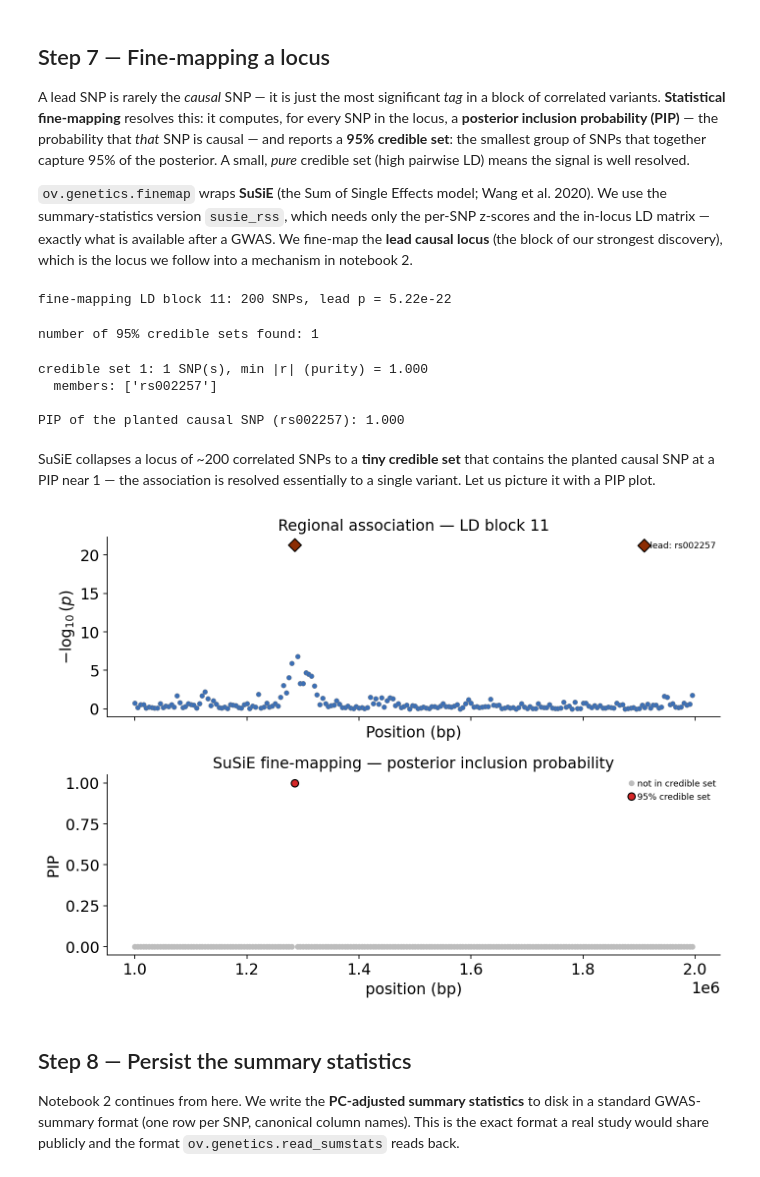
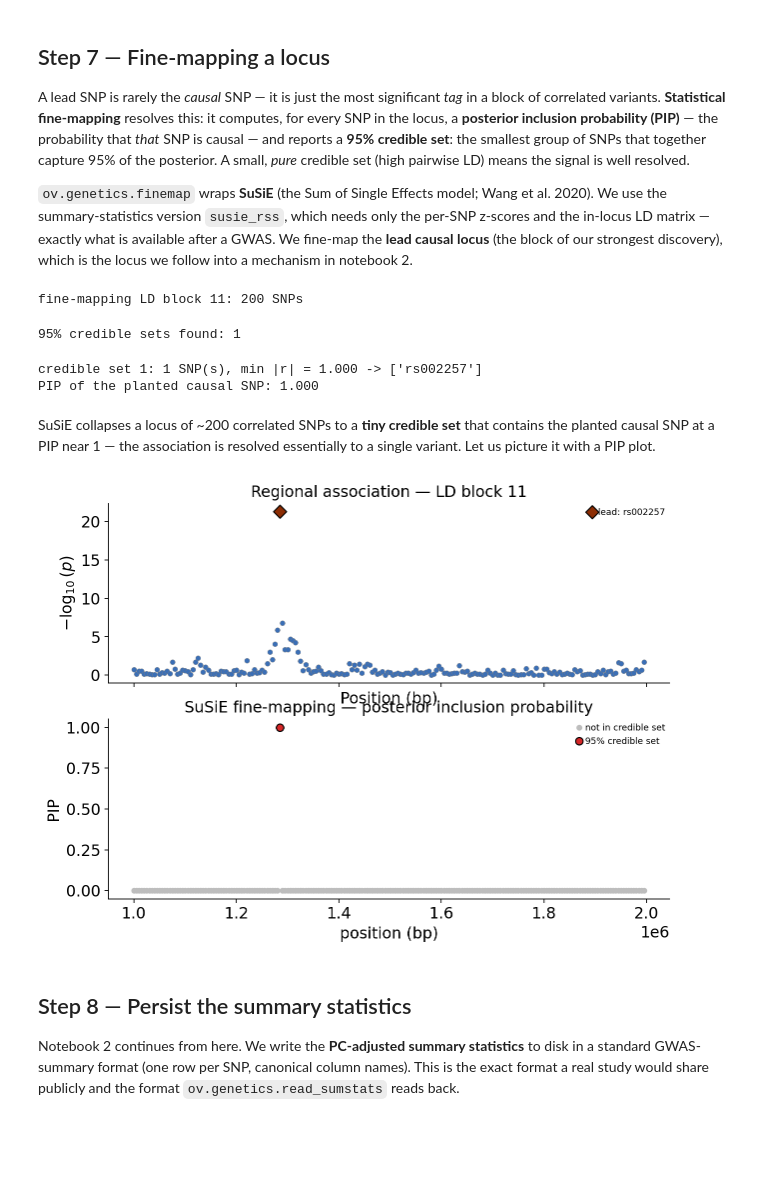
Before and after one commit to DBinary/omicverse-tutorials, a Jupyter notebook: docs/Tutorials-genetics/t_genetics_01_gwas_pipeline.ipynb, the cells around one changed output. Drawn from its saved outputs; the diff is of its cells as text; code cells hidden in the pictures; blank space fills up the shorter version.

```diff
--- a/docs/Tutorials-genetics/t_genetics_01_gwas_pipeline.ipynb
+++ b/docs/Tutorials-genetics/t_genetics_01_gwas_pipeline.ipynb
@@ -566,77 +492,51 @@ what is available after a GWAS. We fine-map the **lead causal locus** (the
 block of our strongest discovery), which is the locus we follow into a
 mechanism in notebook 2.
 # %%
-# Pick the locus to fine-map: the LD block of the planted lead causal SNP.
+# Fine-map the LD block of the planted lead causal SNP.
 focus_block = truth["causal_block"]
 locus = (res_adj[res_adj["block"] == focus_block]
-         .sort_values("pos")
-         .reset_index(drop=True))
+         .sort_values("pos").reset_index(drop=True))
 locus_snps = locus["snp"].tolist()
-print(f"fine-mapping LD block {focus_block}: {len(locus_snps)} SNPs, "
-      f"lead p = {locus['pvalue'].min():.2e}")
+print(f"fine-mapping LD block {focus_block}: {len(locus_snps)} SNPs")
 # %% [output]
-fine-mapping LD block 11: 200 SNPs, lead p = 5.22e-22
+fine-mapping LD block 11: 200 SNPs
 # %%
 # SuSiE-RSS inputs: per-SNP z-scores and the in-locus LD (r) matrix.
 z = (locus["beta"] / locus["se"]).to_numpy()
 ld_R = np.corrcoef(geno_qc[:, locus_snps].X, rowvar=False)
-
-susie_fit = ov.genetics.finemap(
-    z=z, R=ld_R, n=geno_qc.n_obs,
-    method="susie_rss", L=5,        # allow up to 5 causal signals
-)
+susie_fit = ov.genetics.finemap(z=z, R=ld_R, n=geno_qc.n_obs,
+                                method="susie_rss", L=5)
 pip = ov.genetics.get_pip(susie_fit)
 credible = ov.genetics.get_credible_sets(susie_fit, R=ld_R)
-print("number of 95% credible sets found:", len(credible["cs"] or []))
+print("95% credible sets found:", len(credible["cs"] or []))
 # %% [output]
-number of 95% credible sets found: 1
+95% credible sets found: 1
 # %%
 # Translate the credible-set indices back to SNP ids.
 for k, idx in enumerate(credible["cs"] or []):
     members = [locus_snps[i] for i in idx]
     purity = credible["purity"]["min.abs.corr"][k]
     print(f"credible set {k + 1}: {len(members)} SNP(s), "
-          f"min |r| (purity) = {purity:.3f}")
-    print("  members:", members)
-
-lead_snp_pip = pip[locus_snps.index(truth["lead_causal_snp"])]
-print()
-print(f"PIP of the planted causal SNP ({truth['lead_causal_snp']}): "
-      f"{lead_snp_pip:.3f}")
+          f"min |r| = {purity:.3f} -> {members}")
+lead_pip = pip[locus_snps.index(truth["lead_causal_snp"])]
+print(f"PIP of the planted causal SNP: {lead_pip:.3f}")
 # %% [output]
-credible set 1: 1 SNP(s), min |r| (purity) = 1.000
-  members: ['rs002257']
-
-PIP of the planted causal SNP (rs002257): 1.000
+credible set 1: 1 SNP(s), min |r| = 1.000 -> ['rs002257']
+PIP of the planted causal SNP: 1.000
 # %% [markdown]
 SuSiE collapses a locus of ~200 correlated SNPs to a **tiny credible
 set** that contains the planted causal SNP at a PIP near 1 — the
 association is resolved essentially to a single variant. Let us picture it
 with a PIP plot.
-# %%
-fig, axes = plt.subplots(2, 1, figsize=(9, 6.5), sharex=True)
-
-# Top: regional association (-log10 p), lead SNP marked.
-ov.genetics.regional_plot(
-    locus, chrom="chrom", pos="pos", pvalue="pvalue", snp="snp",
-    lead_snp=truth["lead_causal_snp"], ax=axes[0],
-    title=f"Regional association — LD block {focus_block}",
-)
-
-# Bottom: SuSiE posterior inclusion probability.
-in_cs = np.zeros(len(locus_snps), dtype=bool)
-for idx in (credible["cs"] or []):
-    in_cs[list(idx)] = True
-axes[1].scatter(locus["pos"], pip, s=18, c="#bdbdbd", label="not in credible set")
-axes[1].scatter(locus["pos"][in_cs], pip[in_cs], s=45, c="#d62728",
-                edgecolors="black", label="95% credible set")
-axes[1].set_xlabel("position (bp)"); axes[1].set_ylabel("PIP")
-axes[1].set_title("SuSiE fine-mapping — posterior inclusion probability")
-axes[1].legend(fontsize=8)
-axes[1].spines[["top", "right"]].set_visible(False)
-plt.tight_layout(); plt.show()
-# %% [output]
-[figure, removed]
+# %%
+ov.genetics.finemap_locus_plot(
+    locus, pip, credible, snp="snp", chrom="chrom", pos="pos",
+    lead_snp=truth["lead_causal_snp"],
+    title=f"Regional association — LD block {focus_block}",
+)
+plt.show()
+# %% [output]
+[figure, added]
 # %% [markdown]
 ## Step 8 — Persist the summary statistics
 
```
Also changed, not shown: parts of 26 cells of this notebook, 1 other file.
